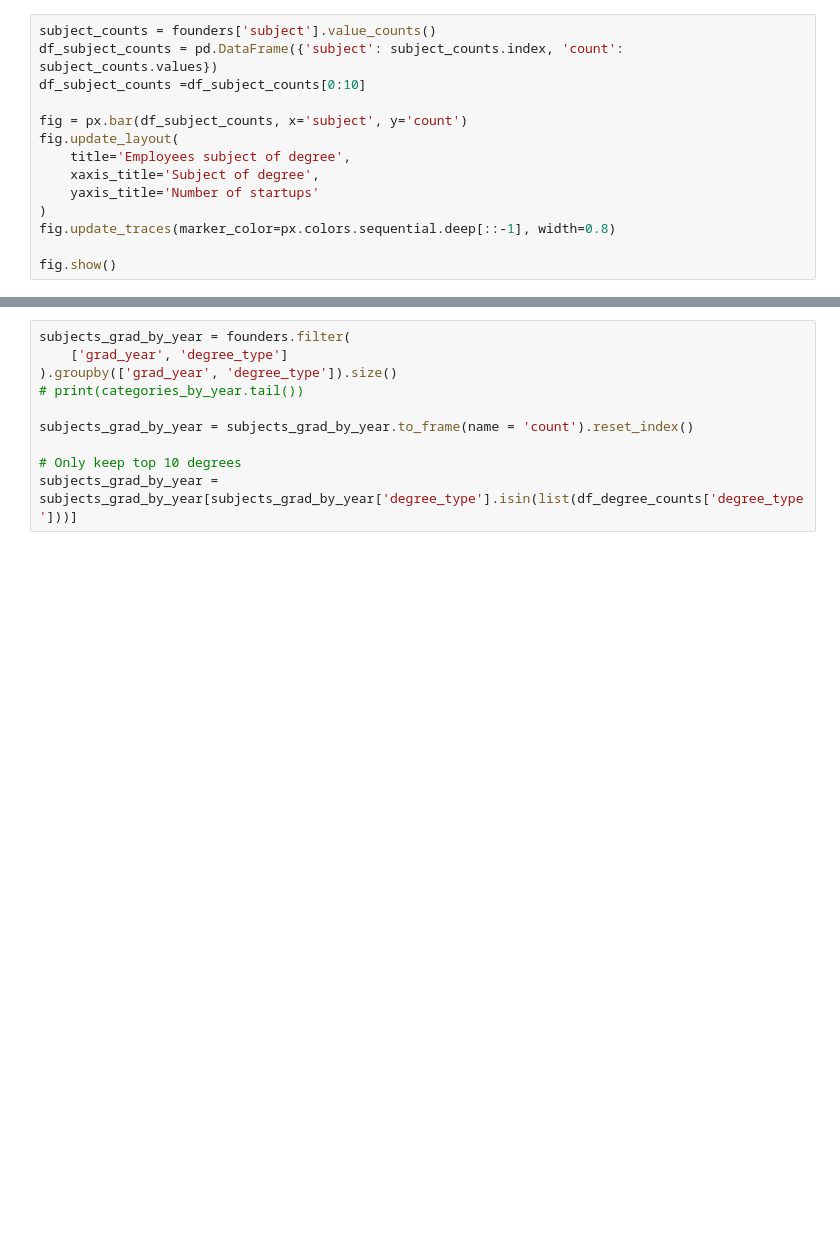
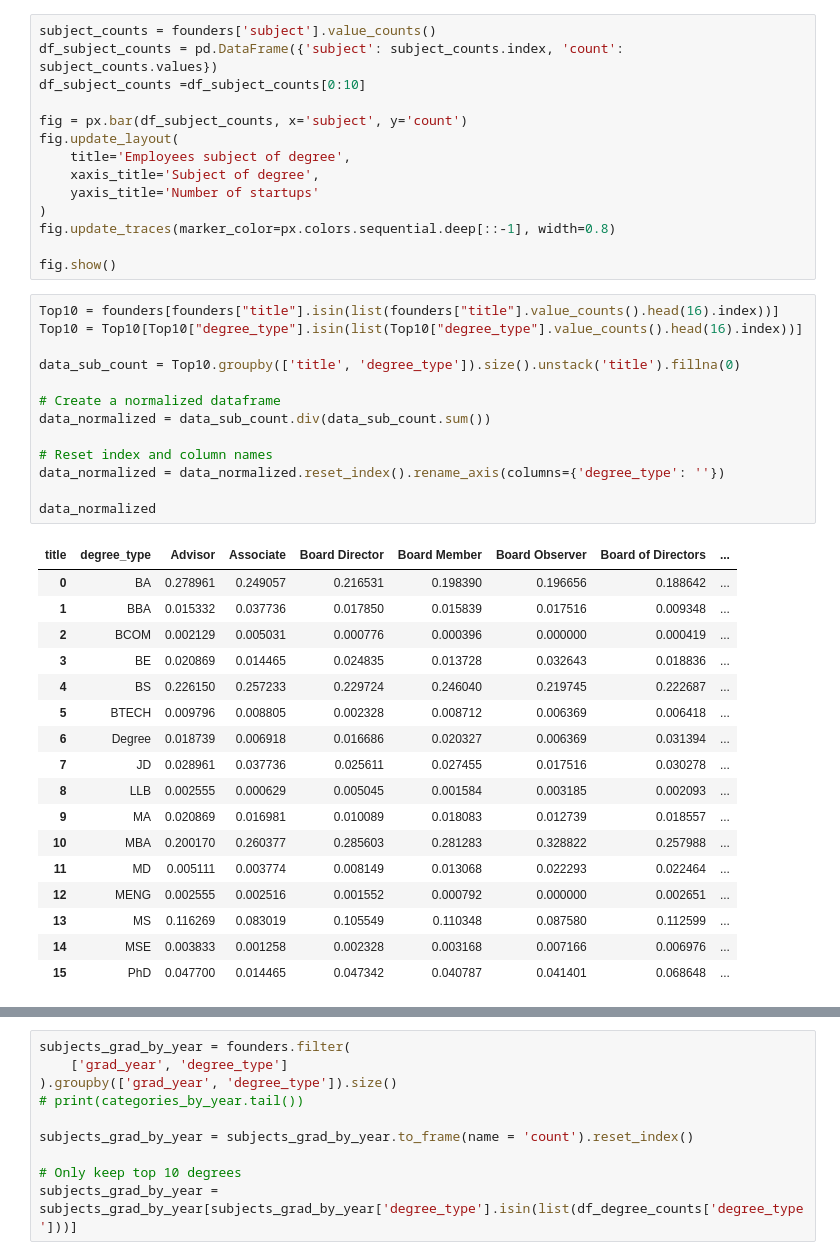
Before and after one commit to HeleneHjort/Socialdata, a Jupyter notebook: Project.ipynb, the cells around one changed output, grey strips where cells are left out. Saved outputs shown, nothing was run; the diff lists cells and outputs as text; blank space fills up the shorter version.

```diff
--- a/Project.ipynb
+++ b/Project.ipynb
@@ -250,3 +295,34 @@ fig.update_layout(
 fig.update_traces(marker_color=px.colors.sequential.deep[::-1], width=0.8)
 
 fig.show()
+# %%
+Top10 = founders[founders["title"].isin(list(founders["title"].value_counts().head(16).index))]
+Top10 = Top10[Top10["degree_type"].isin(list(Top10["degree_type"].value_counts().head(16).index))]
+
+data_sub_count = Top10.groupby(['title', 'degree_type']).size().unstack('title').fillna(0)
+
+# Create a normalized dataframe
+data_normalized = data_sub_count.div(data_sub_count.sum())
+
+# Reset index and column names
+data_normalized = data_normalized.reset_index().rename_axis(columns={'degree_type': ''})
+
+data_normalized
+# %% [output]
+| title | degree_type | Advisor | Associate | Board Director | Board Member | Board Observer | Board of Directors | ... |
+| 0 | BA | 0.278961 | 0.249057 | 0.216531 | 0.198390 | 0.196656 | 0.188642 | ... |
+| 1 | BBA | 0.015332 | 0.037736 | 0.017850 | 0.015839 | 0.017516 | 0.009348 | ... |
+| 2 | BCOM | 0.002129 | 0.005031 | 0.000776 | 0.000396 | 0.000000 | 0.000419 | ... |
+| 3 | BE | 0.020869 | 0.014465 | 0.024835 | 0.013728 | 0.032643 | 0.018836 | ... |
+| 4 | BS | 0.226150 | 0.257233 | 0.229724 | 0.246040 | 0.219745 | 0.222687 | ... |
+| 5 | BTECH | 0.009796 | 0.008805 | 0.002328 | 0.008712 | 0.006369 | 0.006418 | ... |
+| 6 | Degree | 0.018739 | 0.006918 | 0.016686 | 0.020327 | 0.006369 | 0.031394 | ... |
+| 7 | JD | 0.028961 | 0.037736 | 0.025611 | 0.027455 | 0.017516 | 0.030278 | ... |
+| 8 | LLB | 0.002555 | 0.000629 | 0.005045 | 0.001584 | 0.003185 | 0.002093 | ... |
+| 9 | MA | 0.020869 | 0.016981 | 0.010089 | 0.018083 | 0.012739 | 0.018557 | ... |
+| 10 | MBA | 0.200170 | 0.260377 | 0.285603 | 0.281283 | 0.328822 | 0.257988 | ... |
+| 11 | MD | 0.005111 | 0.003774 | 0.008149 | 0.013068 | 0.022293 | 0.022464 | ... |
+| 12 | MENG | 0.002555 | 0.002516 | 0.001552 | 0.000792 | 0.000000 | 0.002651 | ... |
+| 13 | MS | 0.116269 | 0.083019 | 0.105549 | 0.110348 | 0.087580 | 0.112599 | ... |
+| 14 | MSE | 0.003833 | 0.001258 | 0.002328 | 0.003168 | 0.007166 | 0.006976 | ... |
+| 15 | PhD | 0.047700 | 0.014465 | 0.047342 | 0.040787 | 0.041401 | 0.068648 | ... |
```
Also changed, not shown: parts of 13 cells of this notebook, 1 other file.
